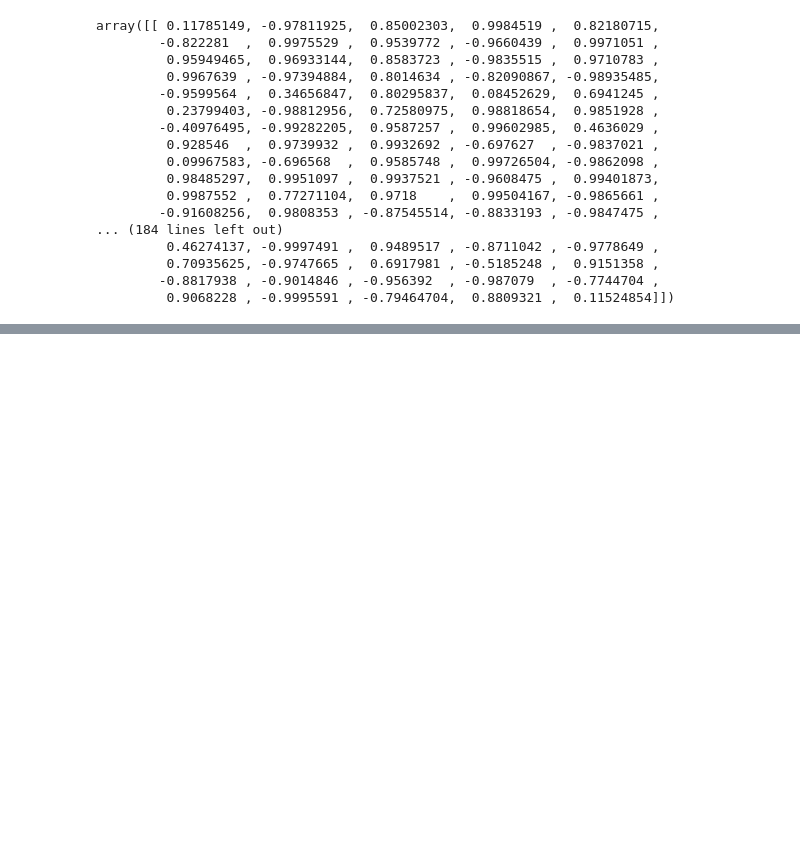
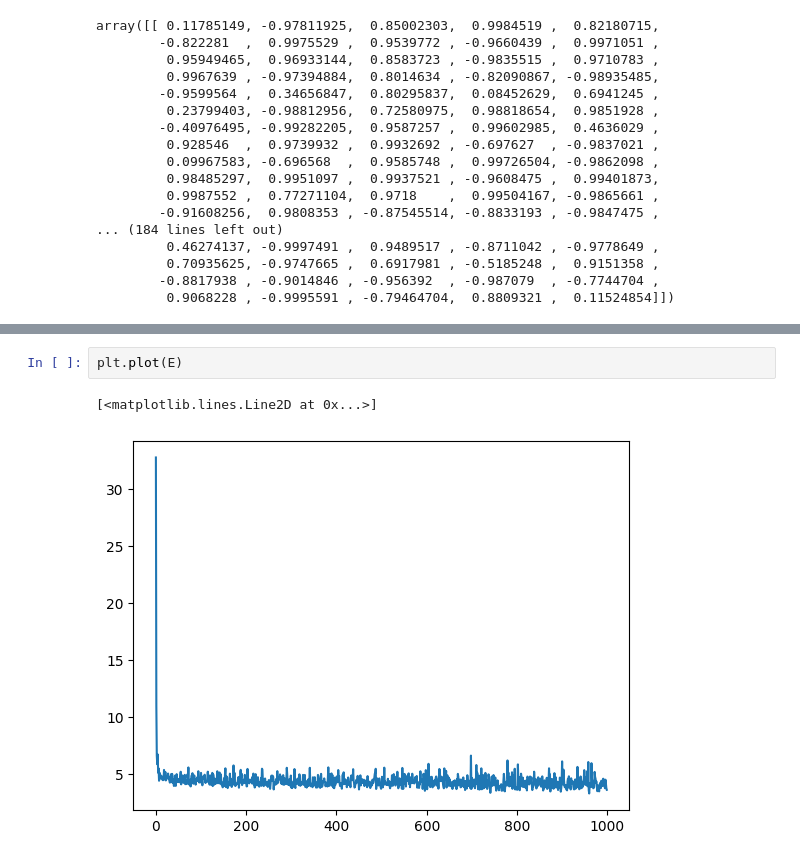
Before and after one commit to gmg00/ML_prj, a Jupyter notebook: notebooks/prova_train_ricorsivo.ipynb, the cells around one changed output, grey strips where cells are left out. Cells and saved outputs as stored; diff of their text form; blank space fills up the shorter version.

```diff
--- a/notebooks/prova_train_ricorsivo.ipynb
+++ b/notebooks/prova_train_ricorsivo.ipynb
@@ -264,0 +334,5 @@ array([[  7.897453 ,  -9.330632 ,  14.8494005, ...,   7.265506 ,
+# %%
+plt.plot(E)
+# %% [output]
+[<matplotlib.lines.Line2D at 0x...>]
+[figure, added]
```
Also changed, not shown: parts of 8 cells of this notebook, 1 other file.
